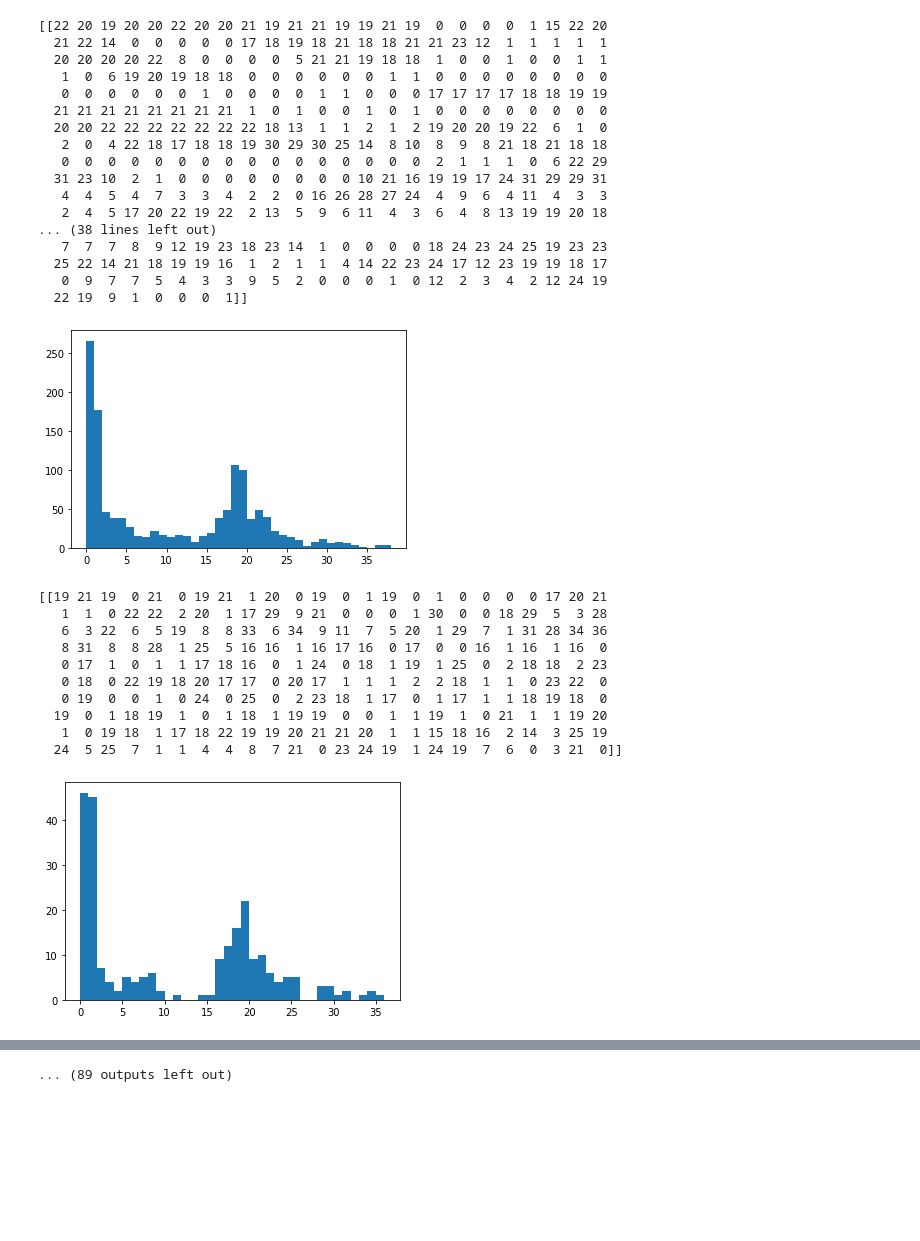
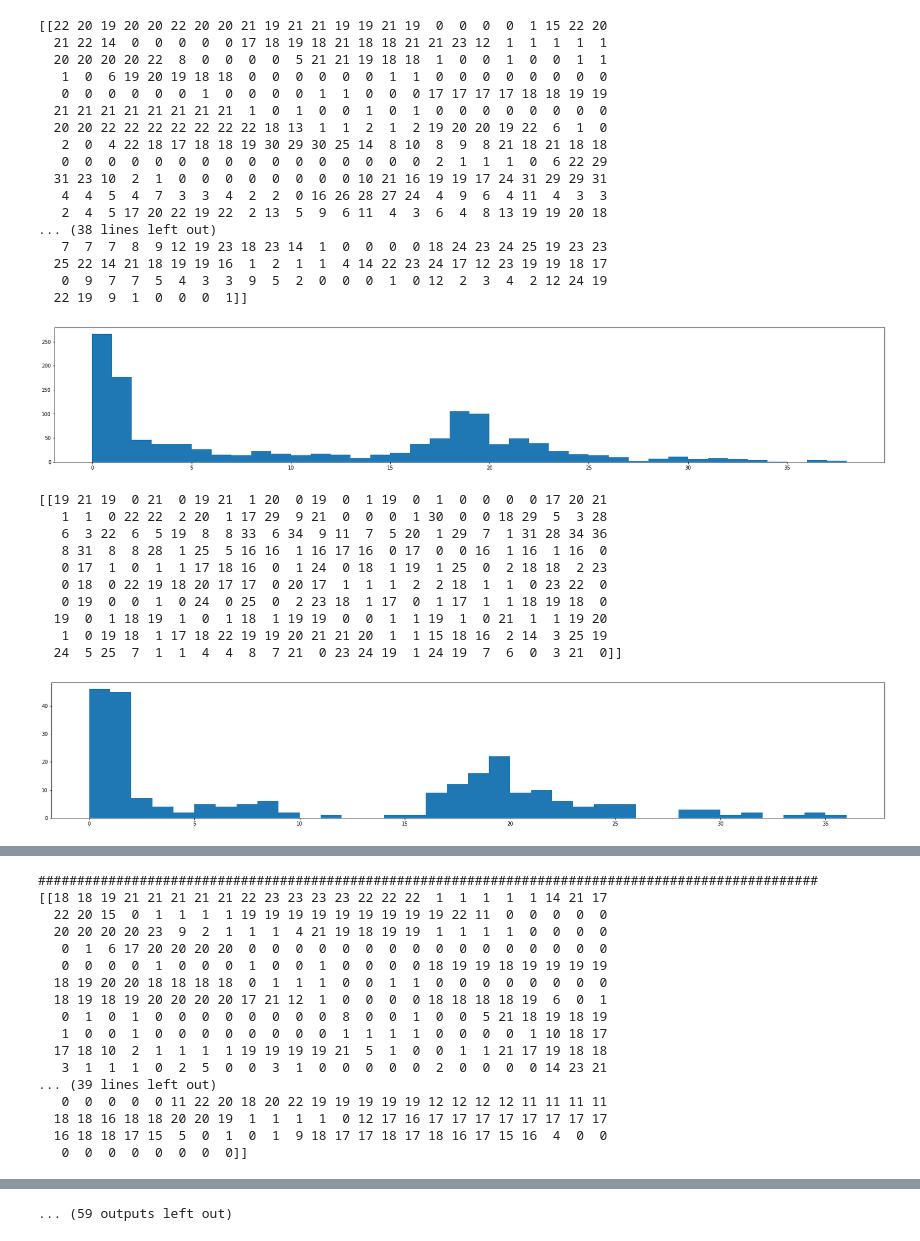
Before and after one commit to adb2-watermark-reader/adb2-watermark-reader, a Jupyter notebook: watermark-decoder-first-try.ipynb, the cells around one changed output, grey strips where cells are left out. Saved outputs shown, nothing was run; the diff lists cells and outputs as text; code cells hidden in the pictures; blank space fills up the shorter version.

```diff
--- a/watermark-decoder-first-try.ipynb
+++ b/watermark-decoder-first-try.ipynb
@@ -20,9 +21,10 @@ def show_bins(data):
             # drop all but the first component of YCR_CB colorspace to only keep luma
             first_row_luma = cv.cvtColor(frame, cv.COLOR_BGR2YCR_CB)[0, :, 0][None]
             # 30 bytes of data
-            resized = cv.resize(first_row_luma, (30 * 8, 1))
-            resized_back_orig = cv.resize(resized, (width, 1))
+            resized = cv.resize(first_row_luma, (30 * 8, 1), interpolation=cv.INTER_LINEAR)
+            resized_back_orig = cv.resize(resized, (width, 1), interpolation=cv.INTER_NEAREST)
 
+            plt.rcParams["figure.figsize"] = (30,5)
             np.set_printoptions(threshold=np.inf)
             print(first_row_luma)
             show_bins(first_row_luma)
@@ -30,43 +32,37 @@ def show_bins(data):
             print(resized)
             show_bins(resized)
 
-            print(resized_back_orig)
-            show_bins(resized_back_orig)
-
             imshow_luma = np.repeat(first_row_luma, height, axis=0)
-            imshow_resized_luma = np.repeat(resized, height, axis=0)
             imshow_resized_back_luma = np.repeat(resized_back_orig, height, axis=0)
 
             plt.imshow(cv.cvtColor(frame, cv.COLOR_BGR2RGB))
             plt.show()
 
             plt.imshow(imshow_luma)
             plt.show()
-            plt.imshow(imshow_resized_luma)
-            plt.show()
             plt.imshow(imshow_resized_back_luma)
             plt.show()
 
             print("#" * 100)
 # %% [output]
 [[22 20 19 20 20 22 20 20 21 19 21 21 19 19 21 19  0  0  0  0  1 15 22 20
   21 22 14  0  0  0  0  0 17 18 19 18 21 18 18 21 21 23 12  1  1  1  1  1
   20 20 20 20 22  8  0  0  0  0  5 21 21 19 18 18  1  0  0  1  0  0  1  1
    1  0  6 19 20 19 18 18  0  0  0  0  0  0  1  1  0  0  0  0  0  0  0  0
    0  0  0  0  0  0  1  0  0  0  0  1  1  0  0  0 17 17 17 17 18 18 19 19
   21 21 21 21 21 21 21 21  1  0  1  0  0  1  0  1  0  0  0  0  0  0  0  0
   20 20 22 22 22 22 22 22 22 18 13  1  1  2  1  2 19 20 20 19 22  6  1  0
    2  0  4 22 18 17 18 18 19 30 29 30 25 14  8 10  8  9  8 21 18 21 18 18
    0  0  0  0  0  0  0  0  0  0  0  0  0  0  0  0  2  1  1  1  0  6 22 29
   31 23 10  2  1  0  0  0  0  0  0  0  0 10 21 16 19 19 17 24 31 29 29 31
    4  4  5  4  7  3  3  4  2  2  0 16 26 28 27 24  4  9  6  4 11  4  3  3
    2  4  5 17 20 22 19 22  2 13  5  9  6 11  4  3  6  4  8 13 19 19 20 18
 ... (38 lines left out)
    7  7  7  8  9 12 19 23 18 23 14  1  0  0  0  0 18 24 23 24 25 19 23 23
   25 22 14 21 18 19 19 16  1  2  1  1  4 14 22 23 24 17 12 23 19 19 18 17
    0  9  7  7  5  4  3  3  9  5  2  0  0  0  1  0 12  2  3  4  2 12 24 19
   22 19  9  1  0  0  0  1]]
-[figure, old version]
+[figure, new version]
 [[19 21 19  0 21  0 19 21  1 20  0 19  0  1 19  0  1  0  0  0  0 17 20 21
    1  1  0 22 22  2 20  1 17 29  9 21  0  0  0  1 30  0  0 18 29  5  3 28
    6  3 22  6  5 19  8  8 33  6 34  9 11  7  5 20  1 29  7  1 31 28 34 36
@@ -77,4 +73,4 @@ def show_bins(data):
   19  0  1 18 19  1  0  1 18  1 19 19  0  0  1  1 19  1  0 21  1  1 19 20
    1  0 19 18  1 17 18 22 19 19 20 21 21 20  1  1 15 18 16  2 14  3 25 19
   24  5 25  7  1  1  4  4  8  7 21  0 23 24 19  1 24 19  7  6  0  3 21  0]]
-[figure, old version]
+[figure, new version]
@@ -100,0 +80,17 @@ def show_bins(data):
+####################################################################################################
+[[18 18 19 21 21 21 21 21 22 23 23 23 23 22 22 22  1  1  1  1  1 14 21 17
+  22 20 15  0  1  1  1  1 19 19 19 19 19 19 19 19 19 22 11  0  0  0  0  0
+  20 20 20 20 23  9  2  1  1  1  4 21 19 18 19 19  1  1  1  1  0  0  0  0
+   0  1  6 17 20 20 20 20  0  0  0  0  0  0  0  0  0  0  0  0  0  0  0  0
+   0  0  0  0  1  0  0  0  1  0  0  1  0  0  0  0 18 19 19 18 19 19 19 19
+  18 19 20 20 18 18 18 18  0  1  1  1  0  0  1  1  0  0  0  0  0  0  0  0
+  18 19 18 19 20 20 20 20 17 21 12  1  0  0  0  0 18 18 18 18 19  6  0  1
+   0  1  0  1  0  0  0  0  0  0  0  0  8  0  0  1  0  0  5 21 18 19 18 19
+   1  0  0  1  0  0  0  0  0  0  0  0  1  1  1  1  0  0  0  0  1 10 18 17
+  17 18 10  2  1  1  1  1 19 19 19 19 21  5  1  0  0  1  1 21 17 19 18 18
+   3  1  1  1  0  2  5  0  0  3  1  0  0  0  0  0  2  0  0  0  0 14 23 21
+... (39 lines left out)
+   0  0  0  0  0 11 22 20 18 20 22 19 19 19 19 19 12 12 12 12 11 11 11 11
+  18 18 16 18 18 20 20 19  1  1  1  1  0 12 17 16 17 17 17 17 17 17 17 17
+  16 18 18 17 15  5  0  1  0  1  9 18 17 17 18 17 18 16 17 15 16  4  0  0
+   0  0  0  0  0  0  0  0]]
@@ -121 +110 @@ def show_bins(data):
-... (89 outputs left out)
+... (59 outputs left out)
```
Also changed, not shown: parts of 2 cells of this notebook, 2 other files.
